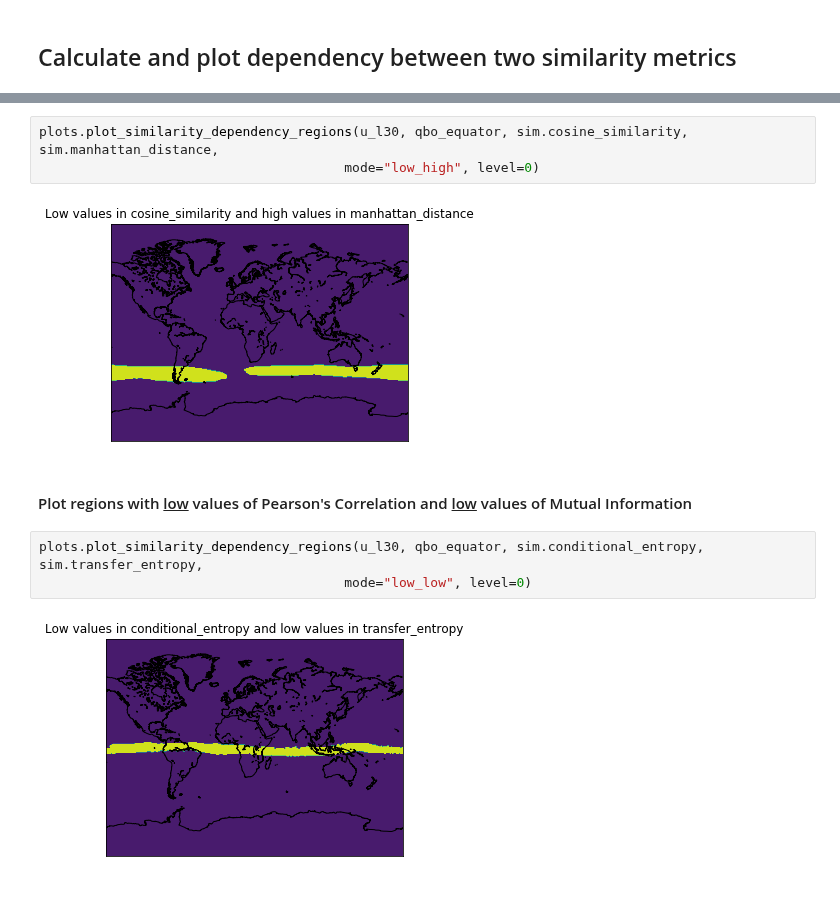
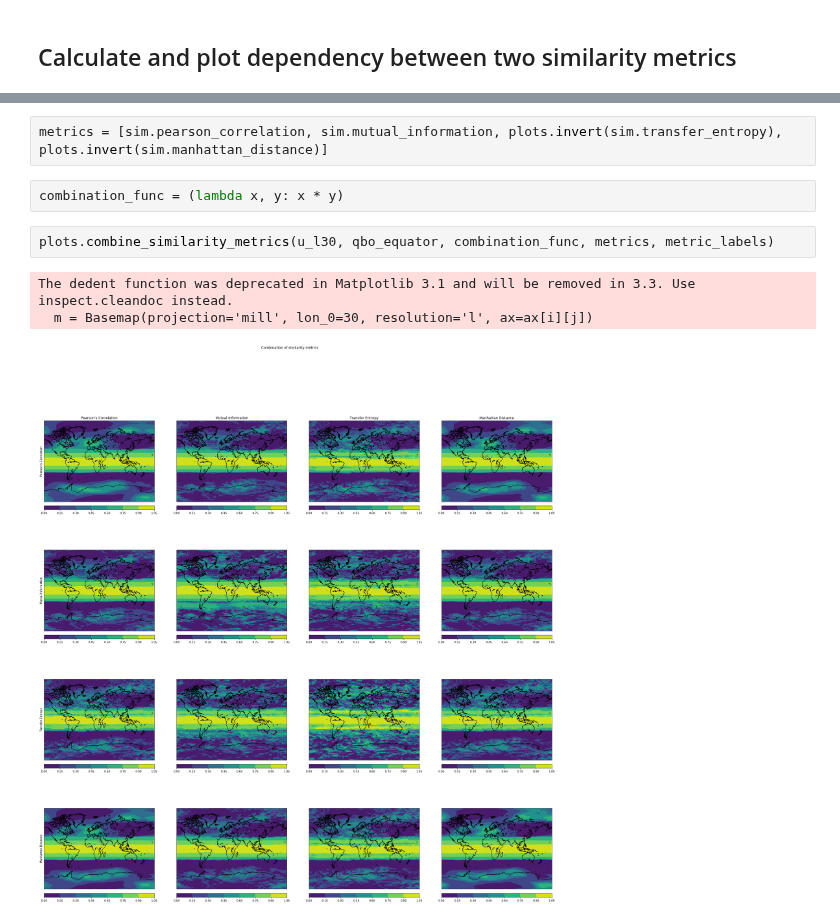
Before and after one commit to Climate-Data-Science/Climate-Similarity-Metrics, a Jupyter notebook: 8_similarity_metrics_dependency.ipynb, the cells around one changed output, grey strips where cells are left out. Drawn from its saved outputs; the diff is of its cells as text; blank space fills up the shorter version.

```diff
--- a/8_similarity_metrics_dependency.ipynb
+++ b/8_similarity_metrics_dependency.ipynb
@@ -100,12 +73,10 @@ plots.plot_similarity_dependency_regions(u_l30, qbo_equator, sim.cosine_similari
-# %%
-plots.plot_similarity_dependency_regions(u_l30, qbo_equator, sim.cosine_similarity, sim.manhattan_distance,
-                                       mode="low_high", level=0)
-# %% [output]
-[figure, removed]
-# %% [markdown]
-<h4>Plot regions with <u>low</u> values of Pearson's Correlation and <u>low</u> values of Mutual Information</h4>
-# %%
-plots.plot_similarity_dependency_regions(u_l30, qbo_equator, sim.conditional_entropy, sim.transfer_entropy,
-                                       mode="low_low", level=0)
-# %% [output]
-[figure, removed]
+# %%
+metrics = [sim.pearson_correlation, sim.mutual_information, plots.invert(sim.transfer_entropy), plots.invert(sim.manhattan_distance)]
+# %%
+combination_func = (lambda x, y: x * y)
+# %%
+plots.combine_similarity_metrics(u_l30, qbo_equator, combination_func, metrics, metric_labels)
+# %% [output]
+The dedent function was deprecated in Matplotlib 3.1 and will be removed in 3.3. Use inspect.cleandoc instead.
+  m = Basemap(projection='mill', lon_0=30, resolution='l', ax=ax[i][j])
+[figure, added]
```
Also changed, not shown: parts of 16 cells of this notebook, 4 other files.
